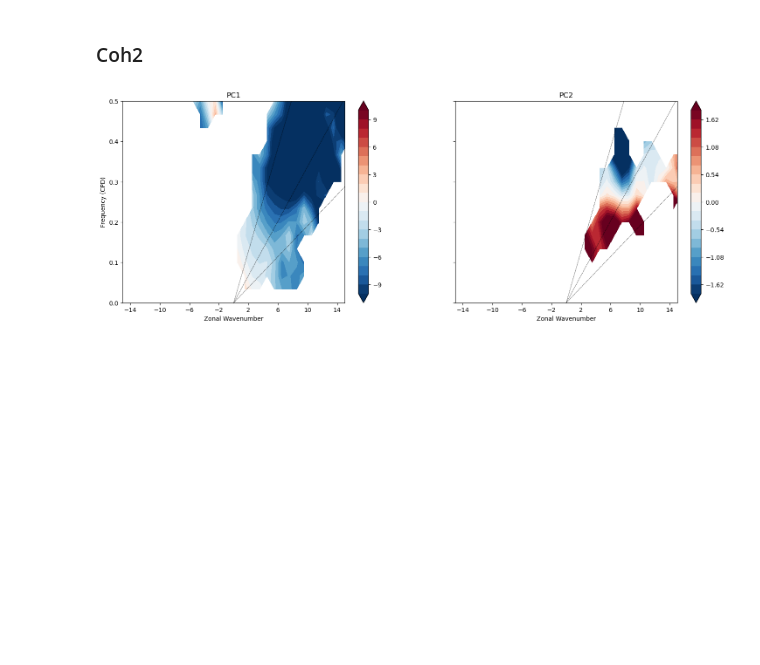
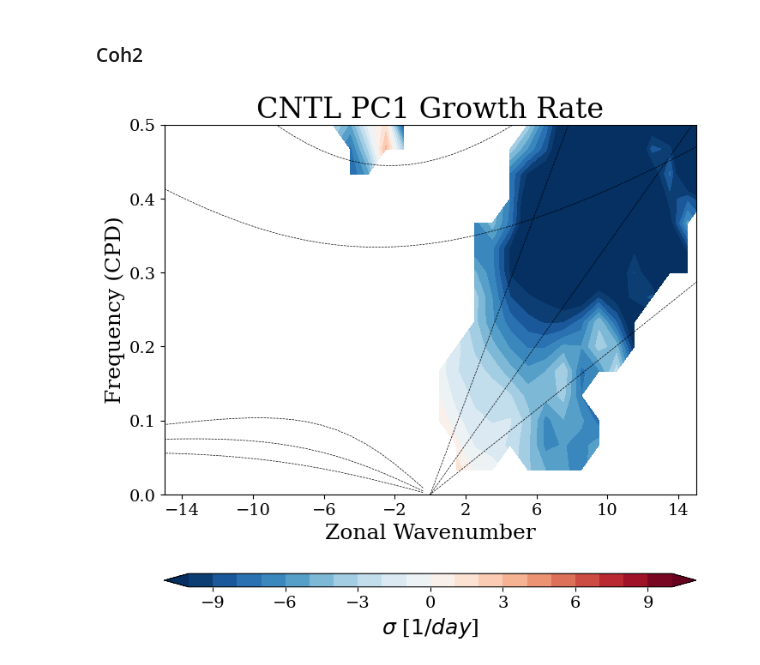
Before and after one commit to JOsephKan/2024_Research, a Jupyter notebook: MPAS/GrowthRate/GR_com_CNTL.ipynb, the cells around one changed output. Drawn from its saved outputs; the diff is of its cells as text; code cells hidden in the pictures; blank space fills up the shorter version.

```diff
--- a/MPAS/GrowthRate/GR_com_CNTL.ipynb
+++ b/MPAS/GrowthRate/GR_com_CNTL.ipynb
@@ -168,7 +168,15 @@ wnm, frm = np.meshgrid(wn, fr)
 # %%
 fr_ana, wn_ana = th.genDispersionCurves(Ahe=[90, 25, 8])
 
-fig, ax = plt.subplots(1, 2, figsize=(18, 6), sharey=True)
+plt.rcParams.update({
+    'font.family': 'serif',
+    'font.size': 14,
+    'figure.titlesize': 26,
+    'axes.labelsize': 18,
+    'axes.titlesize': 24,
+})
+
+fig, ax = plt.subplots(1, 2, figsize=(24, 8), sharey=True)
 c1 = ax[0].contourf(wnm, frm, sigma['pc1'], levels=np.linspace(-6, 6, 21), cmap='RdBu_r', extend='both')
 ax[0].plot(wn_ana[4, 0, :], fr_ana[4, 0, :], 'k', linewidth=0.5, linestyle='--')
 ax[0].plot(wn_ana[4, 1, :], fr_ana[4, 1, :], 'k', linewidth=0.5, linestyle='--')
@@ -192,6 +200,9 @@ ax[1].set_ylim(0, 1/2)
 ax[1].set_xlabel('Zonal Wavenumber')
 ax[1].set_title('PC2')
 plt.colorbar(c2, ax=ax[1])
+
+plt.suptitle('CNTL Normalized EAPE Growth Rate ')
+
 plt.savefig('/home/b11209013/2024_Research/MPAS/GrowthRate/image/CNTL_gr.png', dpi=600)
 
 plt.show()
@@ -221,34 +232,54 @@ CL99_2 = Z_f['pc2'].mean() + 1.64 * Z_f['pc2'].std()
 # %%
 Coh2_pc1_filted = np.where(Z_f['pc1'] > CL99_1, sigma['pc1'], np.nan)
 Coh2_pc2_filted = np.where(Z_f['pc2'] > CL99_2, sigma['pc2'], np.nan)
 
-fig, ax = plt.subplots(1, 2, figsize=(18, 6), sharey=True)
-c1 = ax[0].contourf(wnm, frm, Coh2_pc1_filted, levels=np.linspace(-10, 10, 21), cmap='RdBu_r', extend='both')
-ax[0].plot(wn_ana[4, 0, :], fr_ana[4, 0, :], 'k', linewidth=0.5, linestyle='--')
-ax[0].plot(wn_ana[4, 1, :], fr_ana[4, 1, :], 'k', linewidth=0.5, linestyle='--')
-ax[0].plot(wn_ana[4, 2, :], fr_ana[4, 2, :], 'k', linewidth=0.5, linestyle='--')
-ax[0].set_xticks(np.linspace(-14, 14, 8))
-ax[0].set_yticks(np.linspace(0, 0.5, 6))
-ax[0].set_xlim(-15, 15)
-ax[0].set_ylim(0, 1/2)
-ax[0].set_xlabel('Zonal Wavenumber')
-ax[0].set_ylabel('Frequency (CPD)')
-ax[0].set_title('PC1')
-plt.colorbar(c1, ax=ax[0])
+e_cond = np.where(wn_ana[3, 0, :] <0)[0]
 
-c2 = ax[1].contourf(wnm, frm, Coh2_pc2_filted, levels=np.linspace(-1.8, 1.8, 21), cmap='RdBu_r', extend='both')
-ax[1].plot(wn_ana[4, 0, :], fr_ana[4, 0, :], 'k', linewidth=0.5, linestyle='--')
-ax[1].plot(wn_ana[4, 1, :], fr_ana[4, 1, :], 'k', linewidth=0.5, linestyle='--')
-ax[1].plot(wn_ana[4, 2, :], fr_ana[4, 2, :], 'k', linewidth=0.5, linestyle='--')
-ax[1].set_xticks(np.linspace(-14, 14, 8))
-ax[1].set_xlim(-15, 15)
-ax[1].set_ylim(0, 1/2)
-ax[1].set_xlabel('Zonal Wavenumber')
-ax[1].set_title('PC2')
-plt.colorbar(c2, ax=ax[1])
+fig= plt.figure(figsize=(8, 8))
+c1 = plt.contourf(wnm, frm, Coh2_pc1_filted, levels=np.linspace(-10, 10, 21), cmap='RdBu_r', extend='both')
+plt.plot(wn_ana[3, 0, :][e_cond], fr_ana[3, 0, :][e_cond], 'k', linewidth=0.5, linestyle='--')
+plt.plot(wn_ana[3, 1, :][e_cond], fr_ana[3, 1, :][e_cond], 'k', linewidth=0.5, linestyle='--')
+plt.plot(wn_ana[3, 2, :][e_cond], fr_ana[3, 2, :][e_cond], 'k', linewidth=0.5, linestyle='--')
+plt.plot(wn_ana[4, 0, :], fr_ana[4, 0, :], 'k', linewidth=0.5, linestyle='--')
+plt.plot(wn_ana[4, 1, :], fr_ana[4, 1, :], 'k', linewidth=0.5, linestyle='--')
+plt.plot(wn_ana[4, 2, :], fr_ana[4, 2, :], 'k', linewidth=0.5, linestyle='--')
+plt.plot(wn_ana[5, 0, :], fr_ana[5, 0, :], 'k', linewidth=0.5, linestyle='--')
+plt.plot(wn_ana[5, 1, :], fr_ana[5, 1, :], 'k', linewidth=0.5, linestyle='--')
+plt.plot(wn_ana[5, 2, :], fr_ana[5, 2, :], 'k', linewidth=0.5, linestyle='--')
+plt.xticks(np.linspace(-14, 14, 8))
+plt.yticks(np.linspace(0, 0.5, 6))
+plt.xlim(-15, 15)
+plt.ylim(0, 1/2)
+plt.xlabel('Zonal Wavenumber')
+plt.ylabel('Frequency (CPD)')
+plt.title('CNTL PC1 Growth Rate')
+plt.colorbar(c1, label=r'$\sigma$ [$1/day$]', orientation='horizontal', aspect=40)
 
-plt.savefig('/home/b11209013/2024_Research/MPAS/GrowthRate/image/CNTL_gr_filted.png', dpi=600)
+plt.savefig('/home/b11209013/2024_Research/MPAS/GrowthRate/image/CNTL_pc1_gr_filted.png', dpi=600)
+plt.show()
+
+fig= plt.figure(figsize=(8, 8))
+c2 = plt.contourf(wnm, frm, Coh2_pc2_filted, levels=np.linspace(-3, 3, 21), cmap='RdBu_r', extend='both')
+plt.plot(wn_ana[3, 0, :][e_cond], fr_ana[3, 0, :][e_cond], 'k', linewidth=0.5, linestyle='--')
+plt.plot(wn_ana[3, 1, :][e_cond], fr_ana[3, 1, :][e_cond], 'k', linewidth=0.5, linestyle='--')
+plt.plot(wn_ana[3, 2, :][e_cond], fr_ana[3, 2, :][e_cond], 'k', linewidth=0.5, linestyle='--')
+plt.plot(wn_ana[4, 0, :], fr_ana[4, 0, :], 'k', linewidth=0.5, linestyle='--')
+plt.plot(wn_ana[4, 1, :], fr_ana[4, 1, :], 'k', linewidth=0.5, linestyle='--')
+plt.plot(wn_ana[4, 2, :], fr_ana[4, 2, :], 'k', linewidth=0.5, linestyle='--')
+plt.plot(wn_ana[5, 0, :], fr_ana[5, 0, :], 'k', linewidth=0.5, linestyle='--')
+plt.plot(wn_ana[5, 1, :], fr_ana[5, 1, :], 'k', linewidth=0.5, linestyle='--')
+plt.plot(wn_ana[5, 2, :], fr_ana[5, 2, :], 'k', linewidth=0.5, linestyle='--')
+plt.xticks(np.linspace(-14, 14, 8))
+plt.yticks(np.linspace(0, 0.5, 6))
+plt.xlim(-15, 15)
+plt.ylim(0, 1/2)
+plt.xlabel('Zonal Wavenumber')
+plt.ylabel('Frequency (CPD)')
+plt.title('CNTL PC2 Growth Rate')
+plt.colorbar(c2, label=r'$\sigma$ [$1/day$]', orientation='horizontal', aspect=40)
+
+plt.savefig('/home/b11209013/2024_Research/MPAS/GrowthRate/image/CNTL_pc2_gr_filted.png', dpi=600)
 
 plt.show()
 # %% [output]
-[figure, old version]
+[figure, new version]
```
Also changed, not shown: parts of 2 cells of this notebook, 14 other files.
